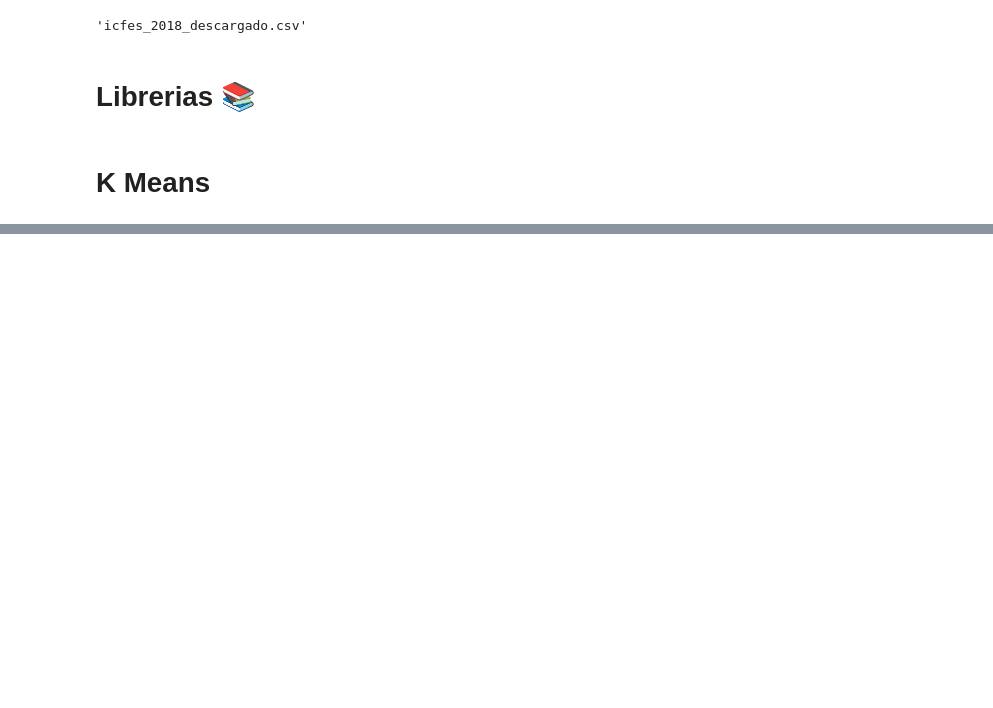
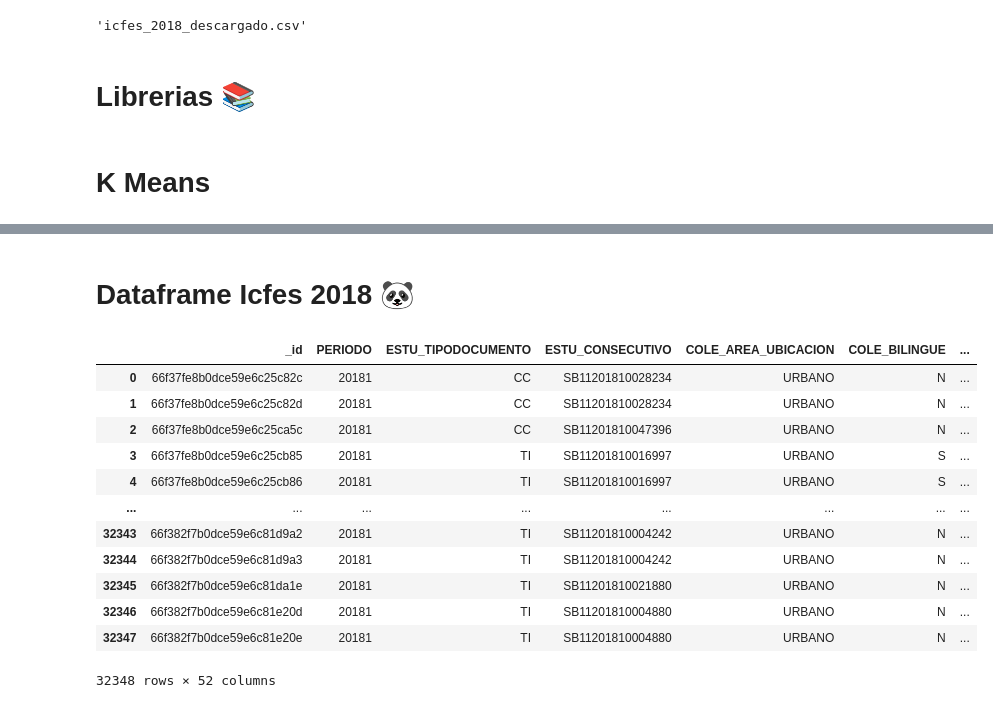
Before and after one commit to factordeveloper/K-means-Pobreza-Colombia-Hogares, a Jupyter notebook: K_means_icfes_2018_hogares.ipynb, the cells around one changed output, grey strips where cells are left out. Cells and saved outputs as stored; diff of their text form; code cells hidden in the pictures; blank space fills up the shorter version.

```diff
--- a/K_means_icfes_2018_hogares.ipynb
+++ b/K_means_icfes_2018_hogares.ipynb
@@ -105,0 +105,20 @@ plt.show()
+# %% [markdown]
+# Dataframe Icfes 2018 🐼
+# %%
+
+icfes = pd.read_csv('icfes_2018_descargado.csv')
+icfes
+# %% [output]
+|  | _id | PERIODO | ESTU_TIPODOCUMENTO | ESTU_CONSECUTIVO | COLE_AREA_UBICACION | COLE_BILINGUE | ... |
+| 0 | 66f37fe8b0dce59e6c25c82c | 20181 | CC | SB11201810028234 | URBANO | N | ... |
+| 1 | 66f37fe8b0dce59e6c25c82d | 20181 | CC | SB11201810028234 | URBANO | N | ... |
+| 2 | 66f37fe8b0dce59e6c25ca5c | 20181 | CC | SB11201810047396 | URBANO | N | ... |
+| 3 | 66f37fe8b0dce59e6c25cb85 | 20181 | TI | SB11201810016997 | URBANO | S | ... |
+| 4 | 66f37fe8b0dce59e6c25cb86 | 20181 | TI | SB11201810016997 | URBANO | S | ... |
+| ... | ... | ... | ... | ... | ... | ... | ... |
+| 32343 | 66f382f7b0dce59e6c81d9a2 | 20181 | TI | SB11201810004242 | URBANO | N | ... |
+| 32344 | 66f382f7b0dce59e6c81d9a3 | 20181 | TI | SB11201810004242 | URBANO | N | ... |
+| 32345 | 66f382f7b0dce59e6c81da1e | 20181 | TI | SB11201810021880 | URBANO | N | ... |
+| 32346 | 66f382f7b0dce59e6c81e20d | 20181 | TI | SB11201810004880 | URBANO | N | ... |
+| 32347 | 66f382f7b0dce59e6c81e20e | 20181 | TI | SB11201810004880 | URBANO | N | ... |
+32348 rows × 52 columns
```
Also changed, not shown: parts of 6 cells of this notebook.
